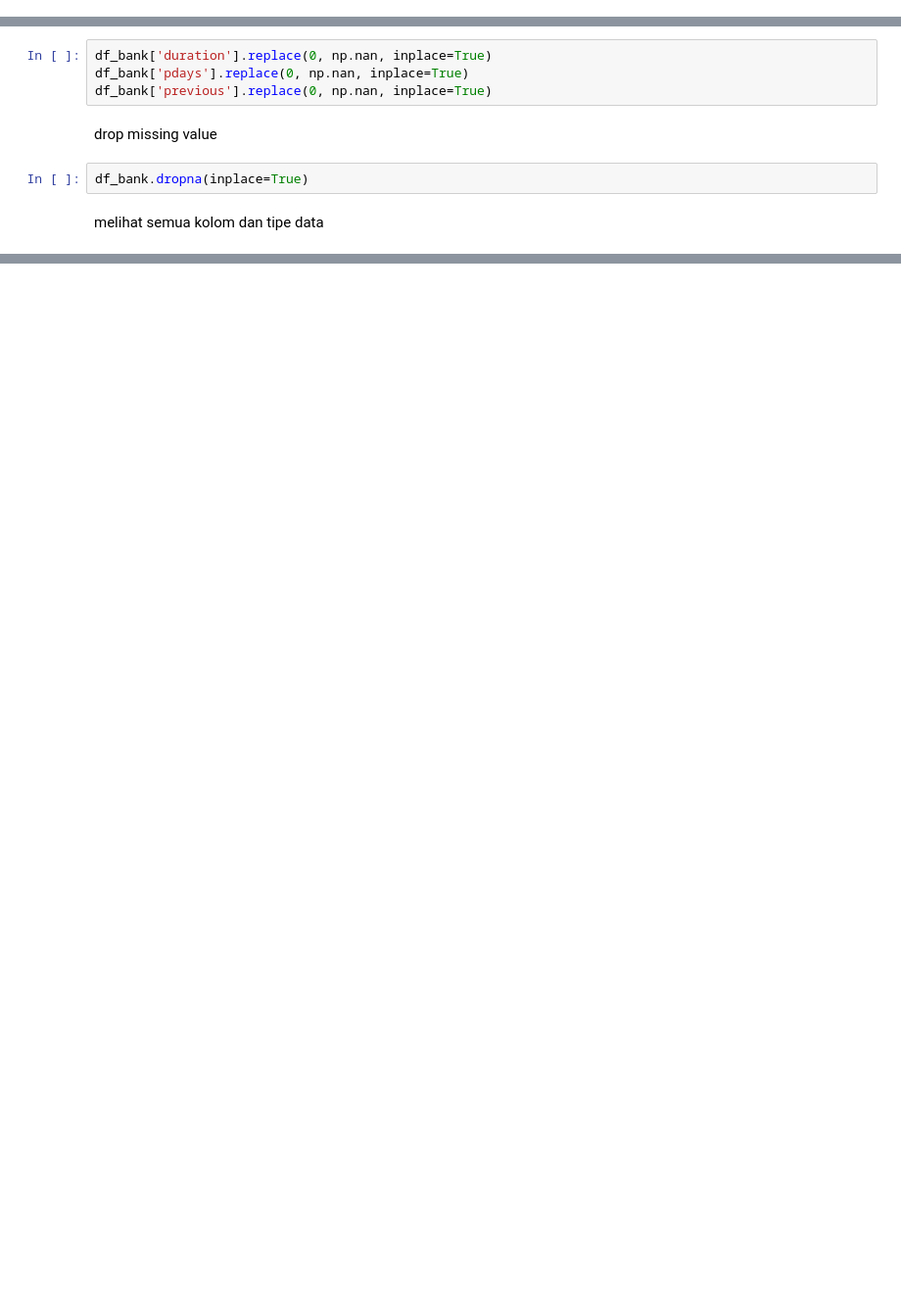
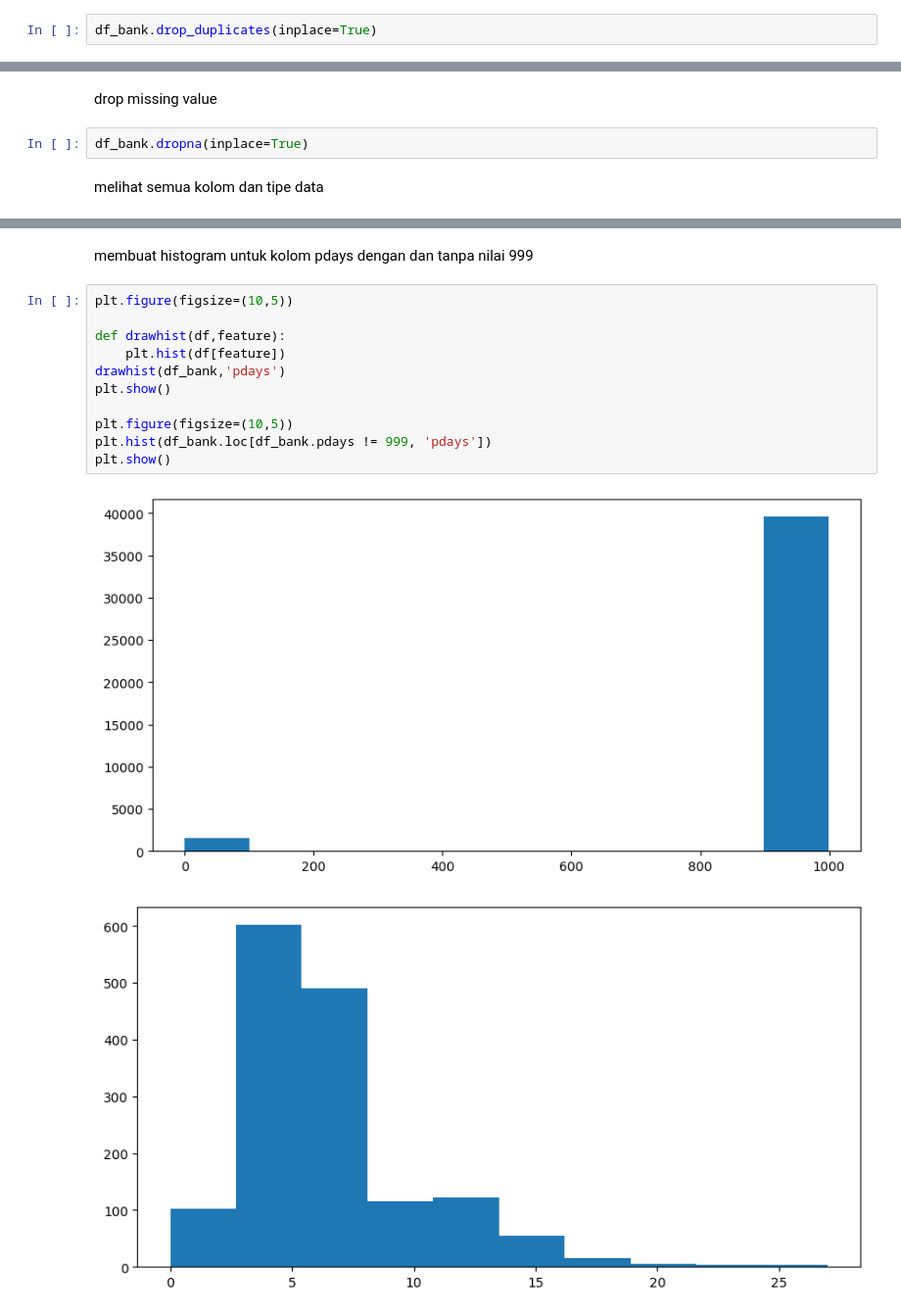
Before and after one commit to savitripitaloka/H8_012_10, a Jupyter notebook: Assignment 3/PYTN_Assgn_3_10_Savitri Dyah Ayu Pitaloka.ipynb, the cells around one changed output, grey strips where cells are left out. Shown at 98% size. Cells and saved outputs as stored; diff of their text form; blank space fills up the shorter version.

```diff
--- a/Assignment 3/PYTN_Assgn_3_10_Savitri Dyah Ayu Pitaloka.ipynb
+++ b/Assignment 3/PYTN_Assgn_3_10_Savitri Dyah Ayu Pitaloka.ipynb
@@ -163,3 +186,5 @@ df_bank.shape
+# %%
+df_bank.drop_duplicates(inplace=True)
 # %% [markdown]
 cek missing value
 # %%
@@ -211,7 +210,3 @@ menghapus nilai 0 pada baris di kolom tertentu
-# %%
-df_bank['duration'].replace(0, np.nan, inplace=True)
-df_bank['pdays'].replace(0, np.nan, inplace=True)
-df_bank['previous'].replace(0, np.nan, inplace=True)
 # %% [markdown]
 drop missing value
 # %%
@@ -240,0 +250,16 @@ memory usage: 964.2+ KB
+# %% [markdown]
+membuat histogram untuk kolom pdays dengan dan tanpa nilai 999
+# %%
+plt.figure(figsize=(10,5))
+
+def drawhist(df,feature):
+    plt.hist(df[feature])
+drawhist(df_bank,'pdays')
+plt.show()
+
+plt.figure(figsize=(10,5))
+plt.hist(df_bank.loc[df_bank.pdays != 999, 'pdays'])
+plt.show()
+# %% [output]
+[figure, added]
+[figure, added]
```
Also changed, not shown: parts of 133 cells of this notebook, 2 other files.
